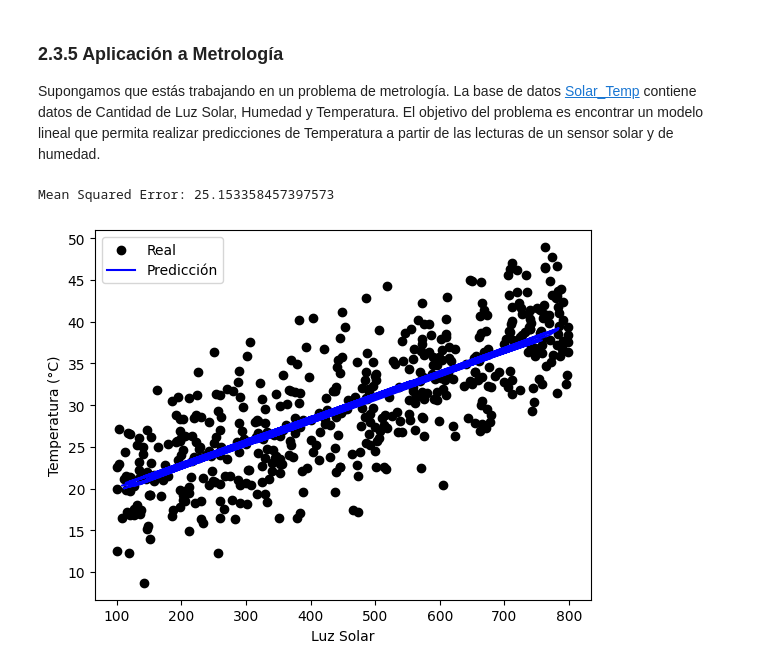
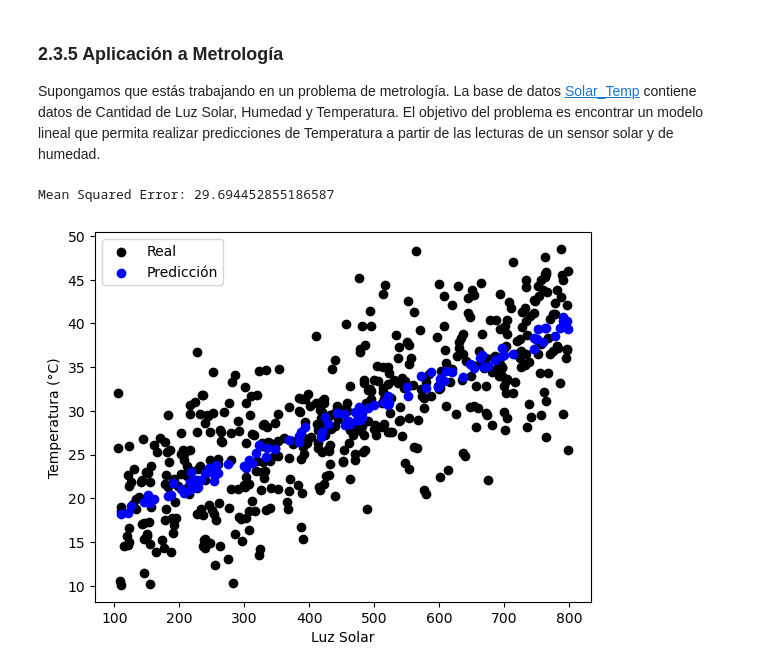
Before and after one commit to jsuarez314/DLPythonFUA_school, a Jupyter notebook: MÓDULO 2 - Matemáticas para IA.ipynb, the cells around one changed output. Saved outputs shown, nothing was run; the diff lists cells and outputs as text; code cells hidden in the pictures.

```diff
--- a/MÓDULO 2 - Matemáticas para IA.ipynb
+++ b/MÓDULO 2 - Matemáticas para IA.ipynb
@@ -1647,35 +1731,35 @@ Supongamos que estás trabajando en un problema de metrología. La base de datos
 # %%
 from sklearn.model_selection import train_test_split
 from sklearn.linear_model import LinearRegression
 from sklearn.metrics import mean_squared_error
 
-df = pd.read_csv('../data/Solar_Temp.csv')
+df = pd.read_csv('./data/Solar_Temp.csv')
 
 # Separar características (X) y variable objetivo (y)
 X = df[['LuzSolar', 'Humedad']]
 y = df['Temperatura']
 
 # Dividir el conjunto de datos en entrenamiento y prueba
 X_train, X_test, y_train, y_test = train_test_split(X, y, test_size=0.2, random_state=42)
 
 # Crear y ajustar el modelo de regresión lineal
 model = LinearRegression()
 model.fit(X_train, y_train)
 
 # Realizar predicciones en el conjunto de prueba
 y_pred = model.predict(X_test)
 
 # Evaluar el rendimiento del modelo
 mse = mean_squared_error(y_test, y_pred)
 print(f'Mean Squared Error: {mse}')
 
 # Visualizar las predicciones contra los valores reales en el conjunto de prueba
-pl.scatter(data['LuzSolar'], data['Temperatura'], color='black', label='Real')
-pl.plot(X_test['LuzSolar'], y_pred, color='blue', label='Predicción')
+pl.scatter(df['LuzSolar'], df['Temperatura'], color='black', label='Real')
+pl.scatter(X_test['LuzSolar'], y_pred, color='blue', label='Predicción')
 pl.xlabel('Luz Solar')
 pl.ylabel('Temperatura (°C)')
 pl.legend()
 pl.show()
 # %% [output]
-Mean Squared Error: 25.153358457397573
+Mean Squared Error: 29.694452855186587
-[figure, old version]
+[figure, new version]
```
Also changed, not shown: parts of 22 cells of this notebook.
